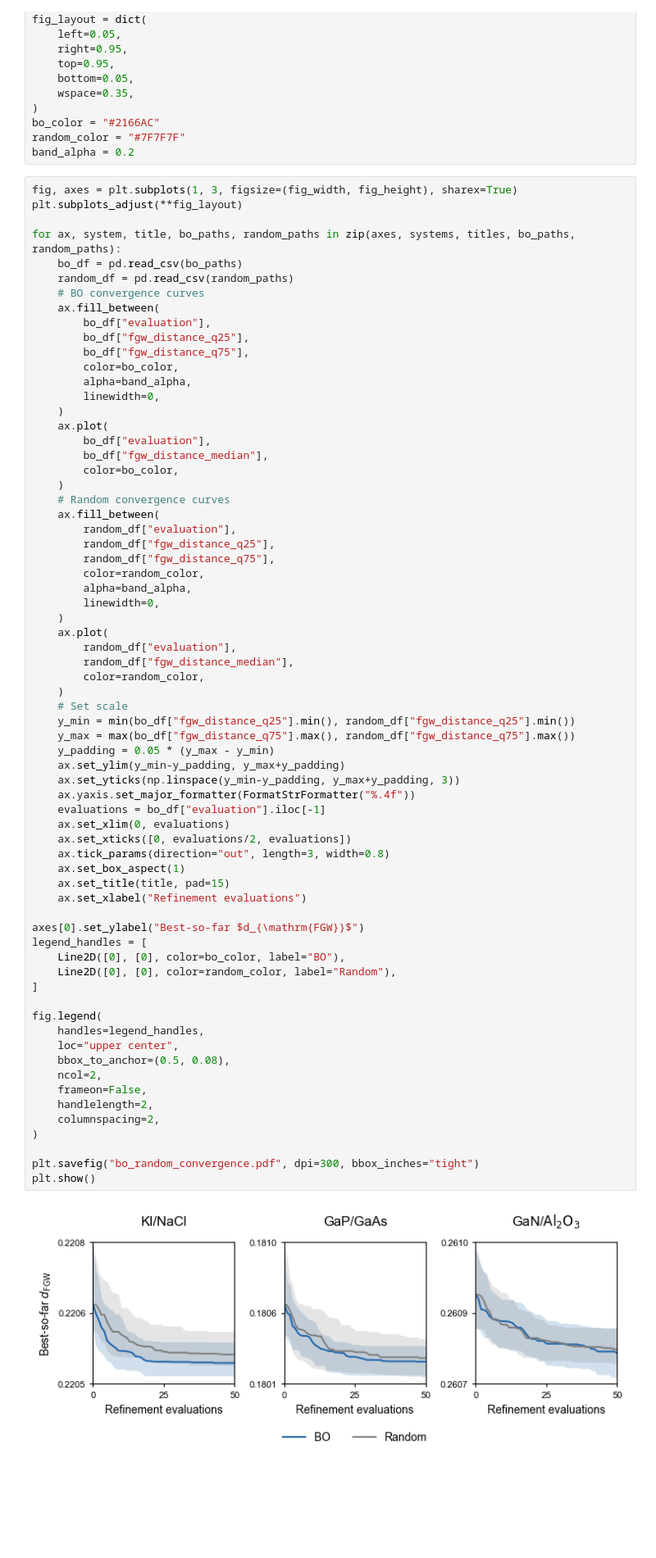
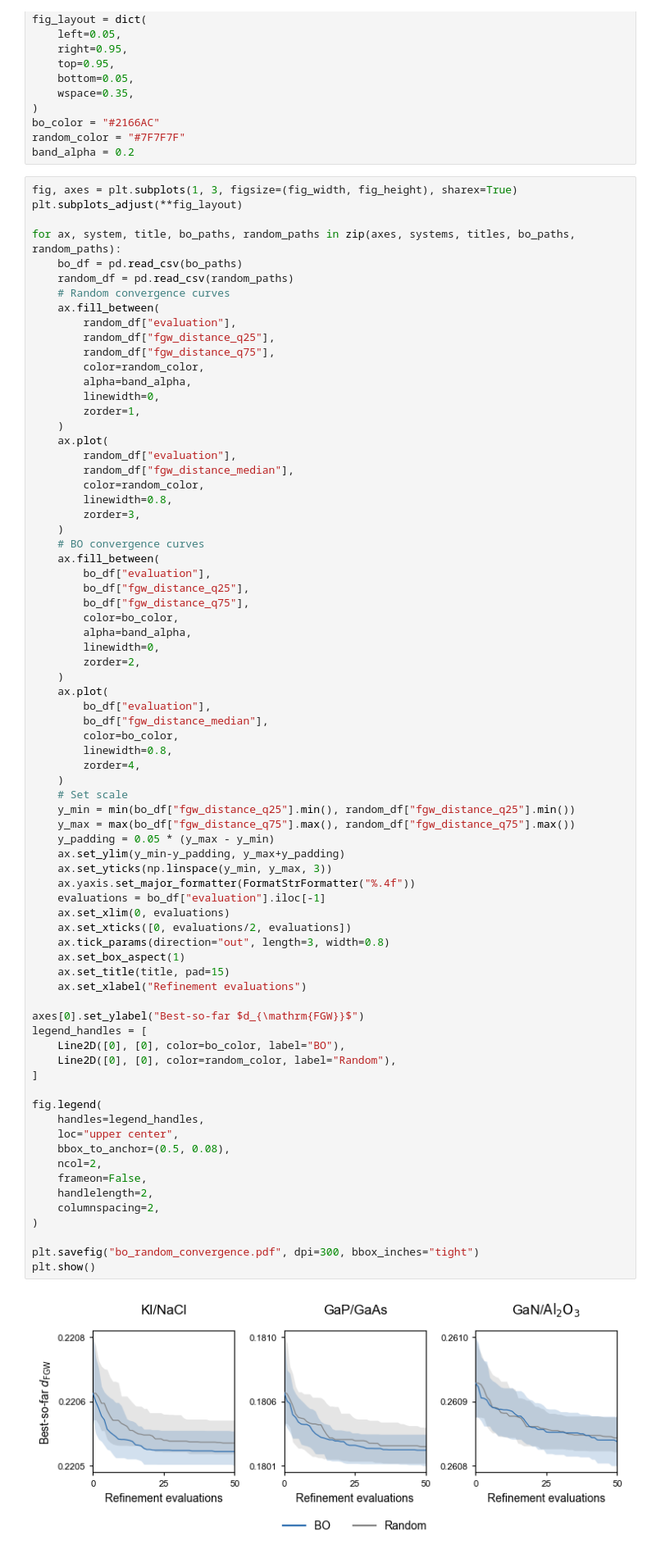
Before and after one commit to YuxuanTang2002/RegFGW, a Jupyter notebook: examples/bo_random_convergence.ipynb, the cells around one changed output. Shown at 82% size. Saved outputs shown, nothing was run; the diff lists cells and outputs as text; blank space fills up the shorter version.

```diff
--- a/examples/bo_random_convergence.ipynb
+++ b/examples/bo_random_convergence.ipynb
@@ -39,6 +39,23 @@ plt.subplots_adjust(**fig_layout)
 for ax, system, title, bo_paths, random_paths in zip(axes, systems, titles, bo_paths, random_paths):
     bo_df = pd.read_csv(bo_paths)
     random_df = pd.read_csv(random_paths)
+    # Random convergence curves
+    ax.fill_between(
+        random_df["evaluation"],
+        random_df["fgw_distance_q25"],
+        random_df["fgw_distance_q75"],
+        color=random_color,
+        alpha=band_alpha,
+        linewidth=0,
+        zorder=1,
+    )
+    ax.plot(
+        random_df["evaluation"],
+        random_df["fgw_distance_median"],
+        color=random_color,
+        linewidth=0.8,
+        zorder=3,
+    )
     # BO convergence curves
     ax.fill_between(
         bo_df["evaluation"],
@@ -47,58 +64,47 @@ for ax, system, title, bo_paths, random_paths in zip(axes, systems, titles, bo_p
         color=bo_color,
         alpha=band_alpha,
         linewidth=0,
+        zorder=2,
     )
     ax.plot(
         bo_df["evaluation"],
         bo_df["fgw_distance_median"],
         color=bo_color,
-    )
-    # Random convergence curves
-    ax.fill_between(
-        random_df["evaluation"],
-        random_df["fgw_distance_q25"],
-        random_df["fgw_distance_q75"],
-        color=random_color,
-        alpha=band_alpha,
-        linewidth=0,
-    )
-    ax.plot(
-        random_df["evaluation"],
-        random_df["fgw_distance_median"],
-        color=random_color,
+        linewidth=0.8,
+        zorder=4,
     )
     # Set scale
     y_min = min(bo_df["fgw_distance_q25"].min(), random_df["fgw_distance_q25"].min())
     y_max = max(bo_df["fgw_distance_q75"].max(), random_df["fgw_distance_q75"].max())
     y_padding = 0.05 * (y_max - y_min)
     ax.set_ylim(y_min-y_padding, y_max+y_padding)
-    ax.set_yticks(np.linspace(y_min-y_padding, y_max+y_padding, 3))
+    ax.set_yticks(np.linspace(y_min, y_max, 3))
     ax.yaxis.set_major_formatter(FormatStrFormatter("%.4f"))
     evaluations = bo_df["evaluation"].iloc[-1]
     ax.set_xlim(0, evaluations)
     ax.set_xticks([0, evaluations/2, evaluations])
     ax.tick_params(direction="out", length=3, width=0.8)
     ax.set_box_aspect(1)
     ax.set_title(title, pad=15)
     ax.set_xlabel("Refinement evaluations")
 
 axes[0].set_ylabel("Best-so-far $d_{\mathrm{FGW}}$")
 legend_handles = [
     Line2D([0], [0], color=bo_color, label="BO"),
     Line2D([0], [0], color=random_color, label="Random"),
 ]
 
 fig.legend(
     handles=legend_handles,
     loc="upper center",
     bbox_to_anchor=(0.5, 0.08),
     ncol=2,
     frameon=False,
     handlelength=2,
     columnspacing=2,
 )
 
 plt.savefig("bo_random_convergence.pdf", dpi=300, bbox_inches="tight")
 plt.show()
 # %% [output]
-[figure, old version]
+[figure, new version]
```
Also changed, not shown: 25 other files.
